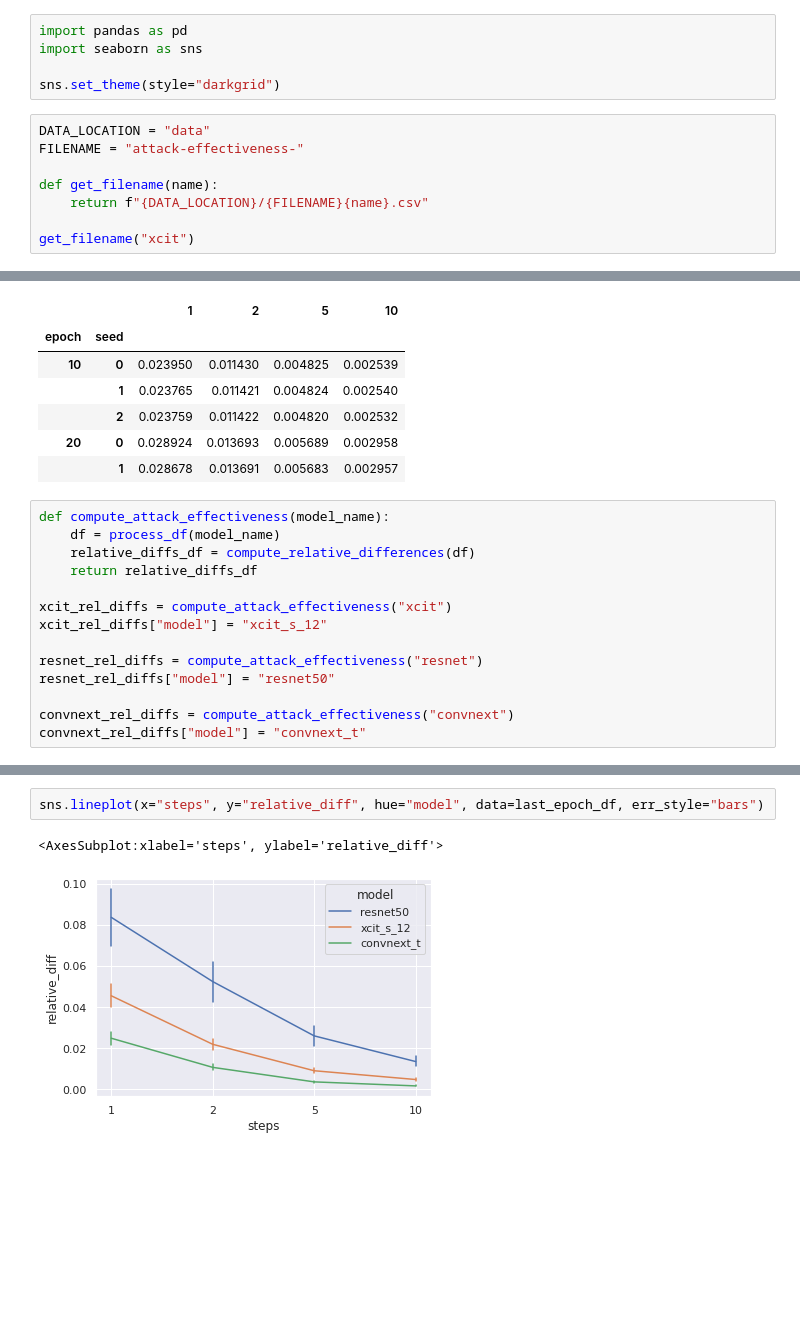
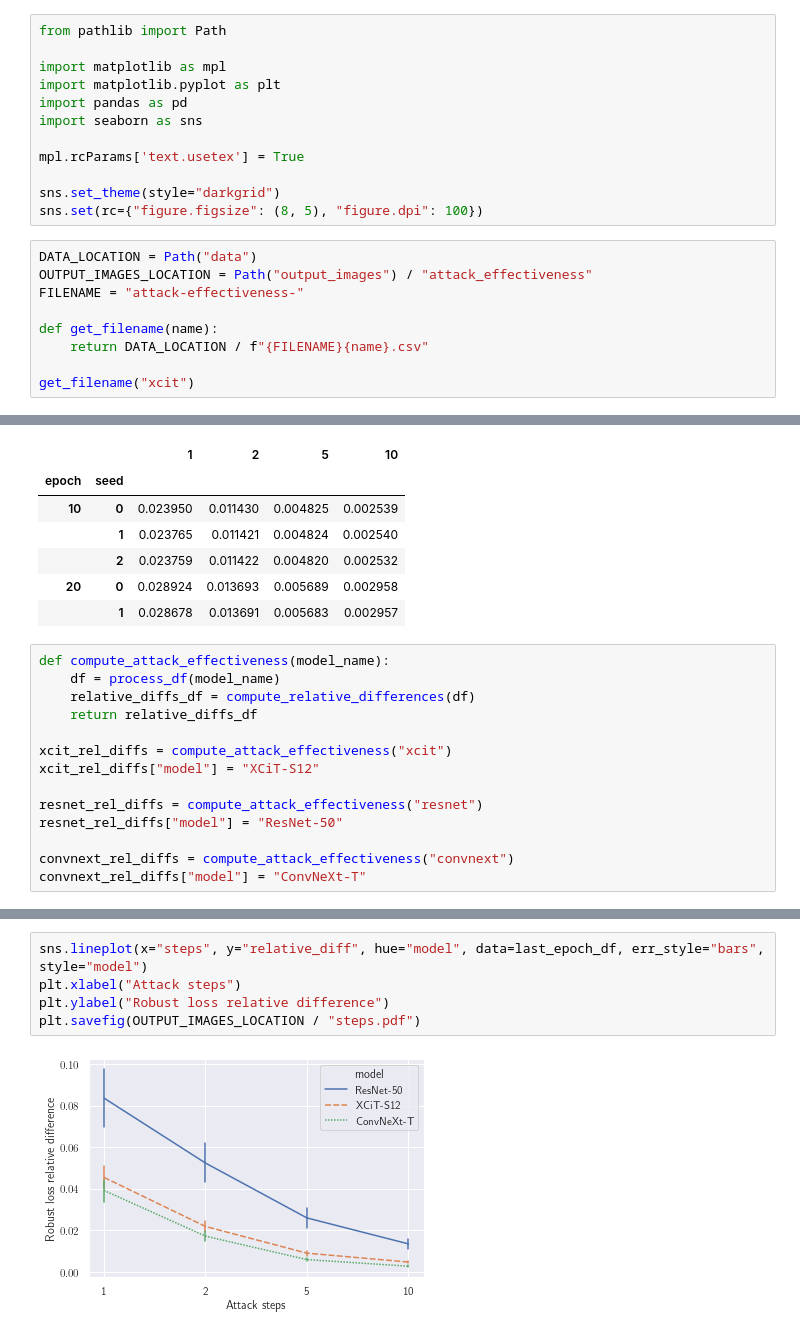
Before and after one commit to dedeswim/vits-robustness-torch, a Jupyter notebook: notebooks/attack_effectiveness.ipynb, the cells around one changed output, grey strips where cells are left out. Cells and saved outputs as stored; diff of their text form; blank space fills up the shorter version.

Commit message:
Update attack effectiveness notebook

```diff
--- a/notebooks/attack_effectiveness.ipynb
+++ b/notebooks/attack_effectiveness.ipynb
@@ -1,14 +1,22 @@
 # %%
+from pathlib import Path
+
+import matplotlib as mpl
+import matplotlib.pyplot as plt
 import pandas as pd
 import seaborn as sns
 
+mpl.rcParams['text.usetex'] = True
+
 sns.set_theme(style="darkgrid")
+sns.set(rc={"figure.figsize": (8, 5), "figure.dpi": 100})
 # %%
-DATA_LOCATION = "data"
+DATA_LOCATION = Path("data")
+OUTPUT_IMAGES_LOCATION = Path("output_images") / "attack_effectiveness"
 FILENAME = "attack-effectiveness-"
 
 def get_filename(name):
-    return f"{DATA_LOCATION}/{FILENAME}{name}.csv"
+    return DATA_LOCATION / f"{FILENAME}{name}.csv"
 
 get_filename("xcit")
 # %% [output]
@@ -78,13 +79,13 @@ def compute_attack_effectiveness(model_name):
     return relative_diffs_df
 
 xcit_rel_diffs = compute_attack_effectiveness("xcit")
-xcit_rel_diffs["model"] = "xcit_s_12"
+xcit_rel_diffs["model"] = "XCiT-S12"
 
 resnet_rel_diffs = compute_attack_effectiveness("resnet")
-resnet_rel_diffs["model"] = "resnet50"
+resnet_rel_diffs["model"] = "ResNet-50"
 
 convnext_rel_diffs = compute_attack_effectiveness("convnext")
-convnext_rel_diffs["model"] = "convnext_t"
+convnext_rel_diffs["model"] = "ConvNeXt-T"
 # %%
 overall_df = pd.concat([resnet_rel_diffs, xcit_rel_diffs, convnext_rel_diffs]).reset_index()
 overall_df.head()
@@ -123,6 +129,8 @@ last_epoch_df.head()
 # %%
-sns.lineplot(x="steps", y="relative_diff", hue="model", data=last_epoch_df, err_style="bars")
+sns.lineplot(x="steps", y="relative_diff", hue="model", data=last_epoch_df, err_style="bars", style="model")
+plt.xlabel("Attack steps")
+plt.ylabel("Robust loss relative difference")
+plt.savefig(OUTPUT_IMAGES_LOCATION / "steps.pdf")
 # %% [output]
-<AxesSubplot:xlabel='steps', ylabel='relative_diff'>
-[figure, old version]
+[figure, new version]
 # %%
```
Also changed, not shown: parts of 8 cells of this notebook, 1 other file.
